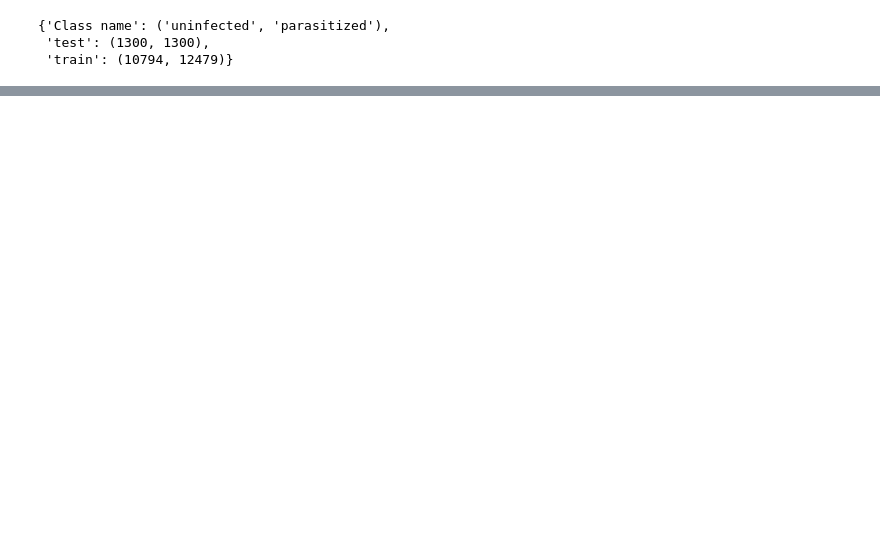
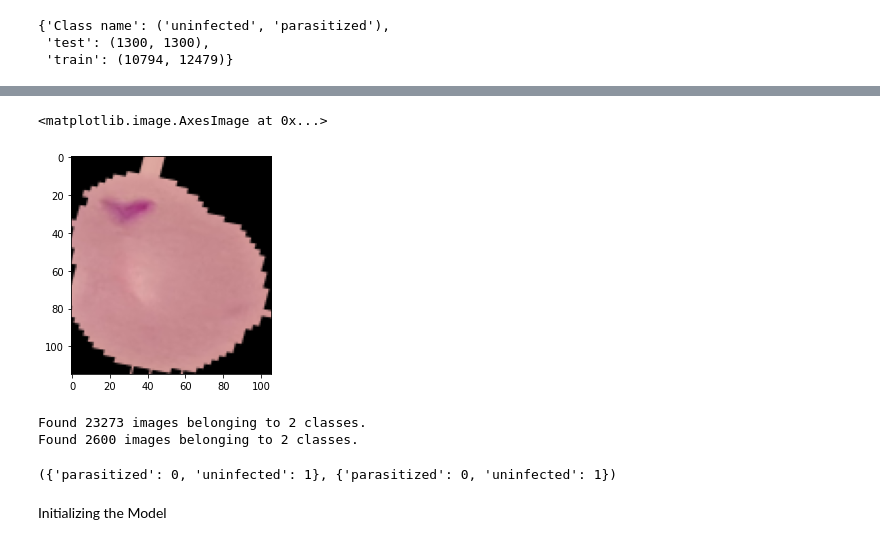
Before and after one commit to beingsantosh/Deep-Learning, a Jupyter notebook: cell_image_vgg16.ipynb, the cells around one changed output, grey strips where cells are left out. Cells and saved outputs as stored; diff of their text form; code cells hidden in the pictures; blank space fills up the shorter version.

```diff
--- a/cell_image_vgg16.ipynb
+++ b/cell_image_vgg16.ipynb
@@ -39,0 +104,8 @@ filecount(train_path)
+# %%
+img_gen = ImageDataGenerator(rotation_range=20,
+                             width_shift_range=0.1,
+                             height_shift_range = 0.1,
+                             shear_range=0.1,
+                             zoom_range=0.1,
+                             horizontal_flip= True,
+                             fill_mode = 'nearest')
@@ -39,0 +121,29 @@ filecount(train_path)
+# %%
+plt.imshow(img_gen.random_transform(imread(img)))
+# %% [output]
+<matplotlib.image.AxesImage at 0x...>
+[figure, added]
+# %%
+train_gen = img_gen.flow_from_directory(path+'train',
+                            target_size = img_shape[:2],
+                            color_mode = 'rgb',
+                            batch_size = 32,
+                            class_mode = 'binary'
+                            )
+
+test_gen = img_gen.flow_from_directory(path+'test',
+                            target_size = img_shape[:2],
+                            color_mode = 'rgb',
+                            batch_size = 32,
+                            class_mode = 'binary',
+                            shuffle = False
+                            )
+# %% [output]
+Found 23273 images belonging to 2 classes.
+Found 2600 images belonging to 2 classes.
+# %%
+train_gen.class_indices , test_gen.class_indices
+# %% [output]
+({'parasitized': 0, 'uninfected': 1}, {'parasitized': 0, 'uninfected': 1})
+# %% [markdown]
+Initializing the Model
```
Also changed, not shown: parts of 22 cells of this notebook.
